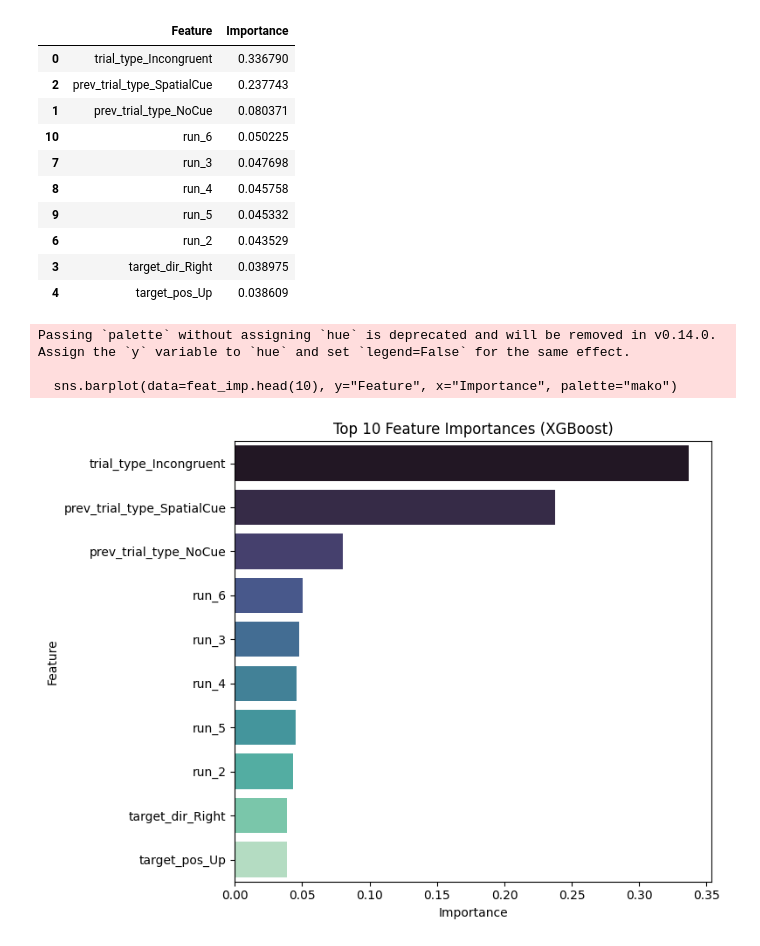
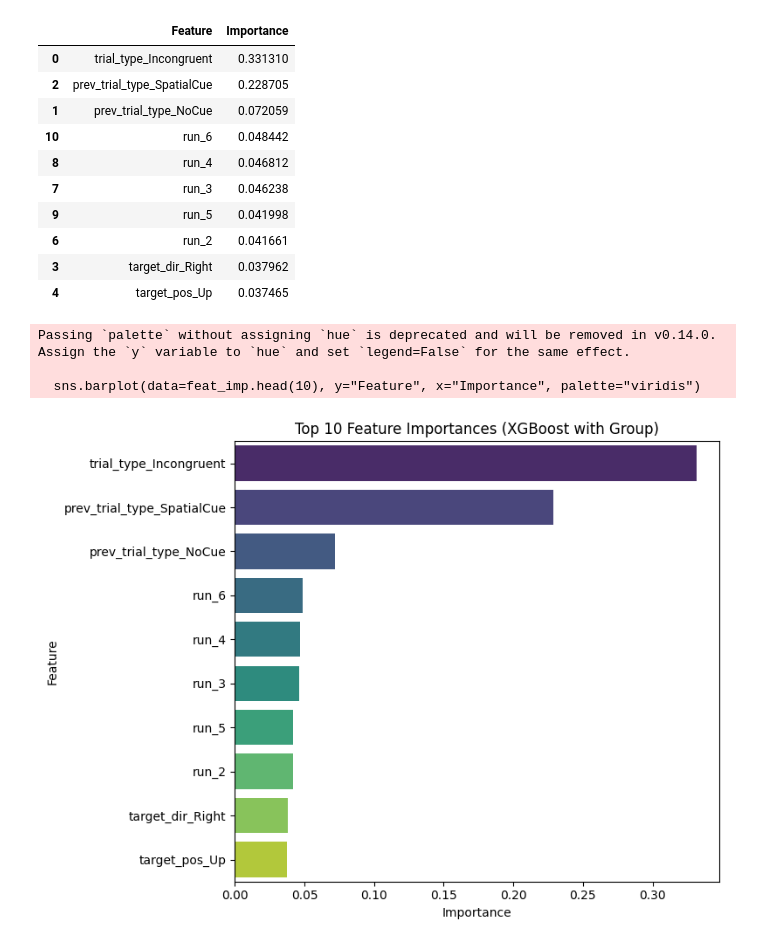
Before and after one commit to k4v1t/psych-ml-prl, a Jupyter notebook: notebooks/05_model_xgboost.ipynb, the cells around one changed output. Saved outputs shown, nothing was run; the diff lists cells and outputs as text; code cells hidden in the pictures.

```diff
--- a/notebooks/05_model_xgboost.ipynb
+++ b/notebooks/05_model_xgboost.ipynb
@@ -45,33 +43,31 @@ Test  R²: 0.192, RMSE: 0.906
 # %%
 feat_imp = pd.DataFrame({
     "Feature": X_train.columns,
     "Importance": xgb.feature_importances_
 }).sort_values(by="Importance", ascending=False)
 
-# Top 10
 display(feat_imp.head(10))
 
 plt.figure(figsize=(8,6))
-sns.barplot(data=feat_imp.head(10), y="Feature", x="Importance", palette="mako")
-plt.title("Top 10 Feature Importances (XGBoost)")
+sns.barplot(data=feat_imp.head(10), y="Feature", x="Importance", palette="viridis")
+plt.title("Top 10 Feature Importances (XGBoost with Group)")
 plt.xlabel("Importance")
-plt.ylabel("Feature")
 plt.tight_layout()
 plt.show()
 # %% [output]
 |  | Feature | Importance |
-| 0 | trial_type_Incongruent | 0.336790 |
-| 2 | prev_trial_type_SpatialCue | 0.237743 |
-| 1 | prev_trial_type_NoCue | 0.080371 |
-| 10 | run_6 | 0.050225 |
-| 7 | run_3 | 0.047698 |
-| 8 | run_4 | 0.045758 |
-| 9 | run_5 | 0.045332 |
-| 6 | run_2 | 0.043529 |
-| 3 | target_dir_Right | 0.038975 |
-| 4 | target_pos_Up | 0.038609 |
+| 0 | trial_type_Incongruent | 0.331310 |
+| 2 | prev_trial_type_SpatialCue | 0.228705 |
+| 1 | prev_trial_type_NoCue | 0.072059 |
+| 10 | run_6 | 0.048442 |
+| 8 | run_4 | 0.046812 |
+| 7 | run_3 | 0.046238 |
+| 9 | run_5 | 0.041998 |
+| 6 | run_2 | 0.041661 |
+| 3 | target_dir_Right | 0.037962 |
+| 4 | target_pos_Up | 0.037465 |
 Passing `palette` without assigning `hue` is deprecated and will be removed in v0.14.0. Assign the `y` variable to `hue` and set `legend=False` for the same effect.
 
-  sns.barplot(data=feat_imp.head(10), y="Feature", x="Importance", palette="mako")
+  sns.barplot(data=feat_imp.head(10), y="Feature", x="Importance", palette="viridis")
-[figure, old version]
+[figure, new version]
 # %%
```
Also changed, not shown: parts of 2 cells of this notebook, 1 other file.
